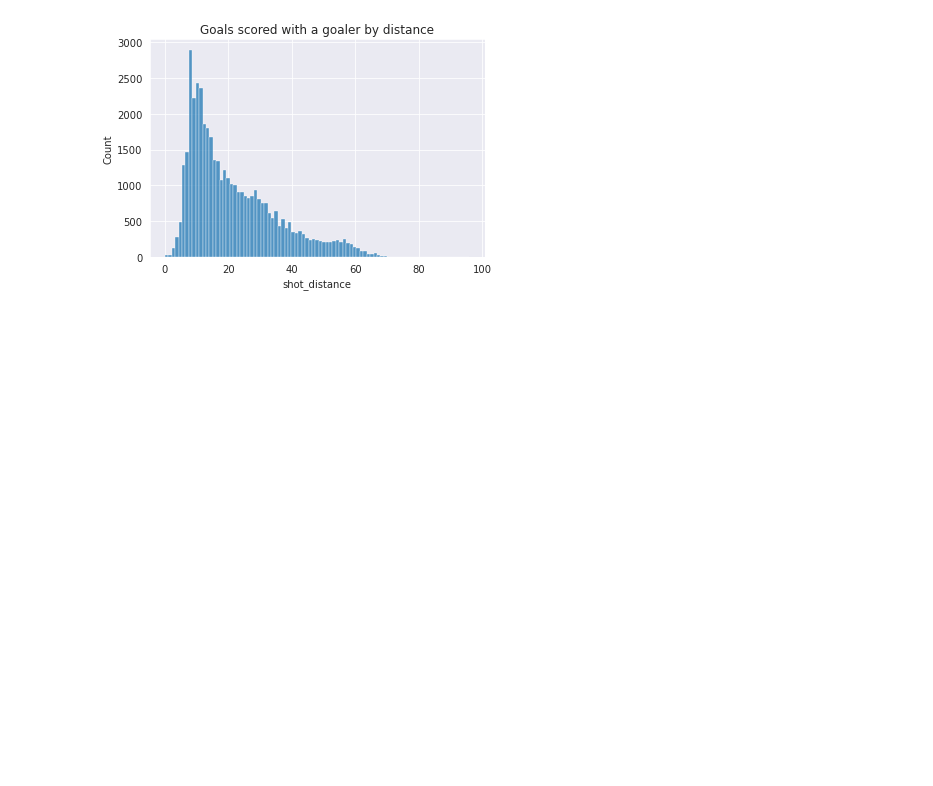
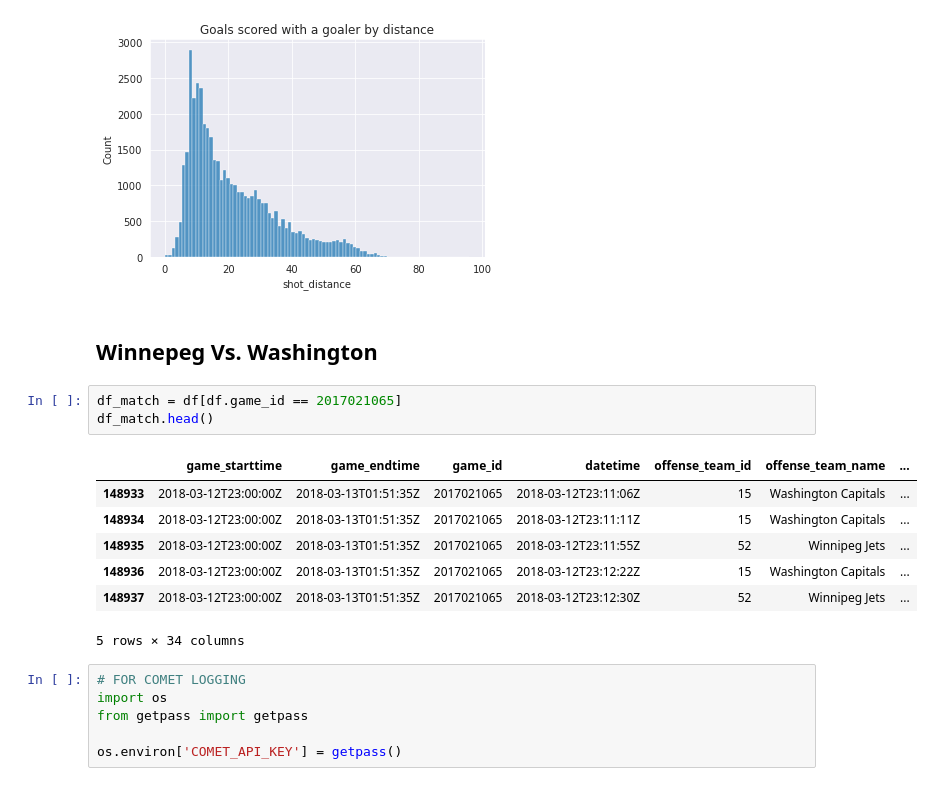
Before and after one commit to williamGlazer/IFT6758, a Jupyter notebook: notebooks/5.feature_engineering.ipyb.ipynb, the cells around one changed output. Cells and saved outputs as stored; diff of their text form; blank space fills up the shorter version.

Commit message:
added comet upload for washington game

```diff
--- a/notebooks/5.feature_engineering.ipyb.ipynb
+++ b/notebooks/5.feature_engineering.ipyb.ipynb
@@ -113,3 +113,22 @@ plt.title('Goals scored with a goaler by distance')
 plt.show()
 # %% [output]
 [figure]
+# %% [markdown]
+## Winnepeg Vs. Washington
+# %%
+df_match = df[df.game_id == 2017021065]
+df_match.head()
+# %% [output]
+|  | game_starttime | game_endtime | game_id | datetime | offense_team_id | offense_team_name | ... |
+| 148933 | 2018-03-12T23:00:00Z | 2018-03-13T01:51:35Z | 2017021065 | 2018-03-12T23:11:06Z | 15 | Washington Capitals | ... |
+| 148934 | 2018-03-12T23:00:00Z | 2018-03-13T01:51:35Z | 2017021065 | 2018-03-12T23:11:11Z | 15 | Washington Capitals | ... |
+| 148935 | 2018-03-12T23:00:00Z | 2018-03-13T01:51:35Z | 2017021065 | 2018-03-12T23:11:55Z | 52 | Winnipeg Jets | ... |
+| 148936 | 2018-03-12T23:00:00Z | 2018-03-13T01:51:35Z | 2017021065 | 2018-03-12T23:12:22Z | 15 | Washington Capitals | ... |
+| 148937 | 2018-03-12T23:00:00Z | 2018-03-13T01:51:35Z | 2017021065 | 2018-03-12T23:12:30Z | 52 | Winnipeg Jets | ... |
+5 rows × 34 columns
+# %%
+# FOR COMET LOGGING
+import os
+from getpass import getpass
+
+os.environ['COMET_API_KEY'] = getpass()
```
Also changed, not shown: parts of 2 cells of this notebook, 2 other files.
